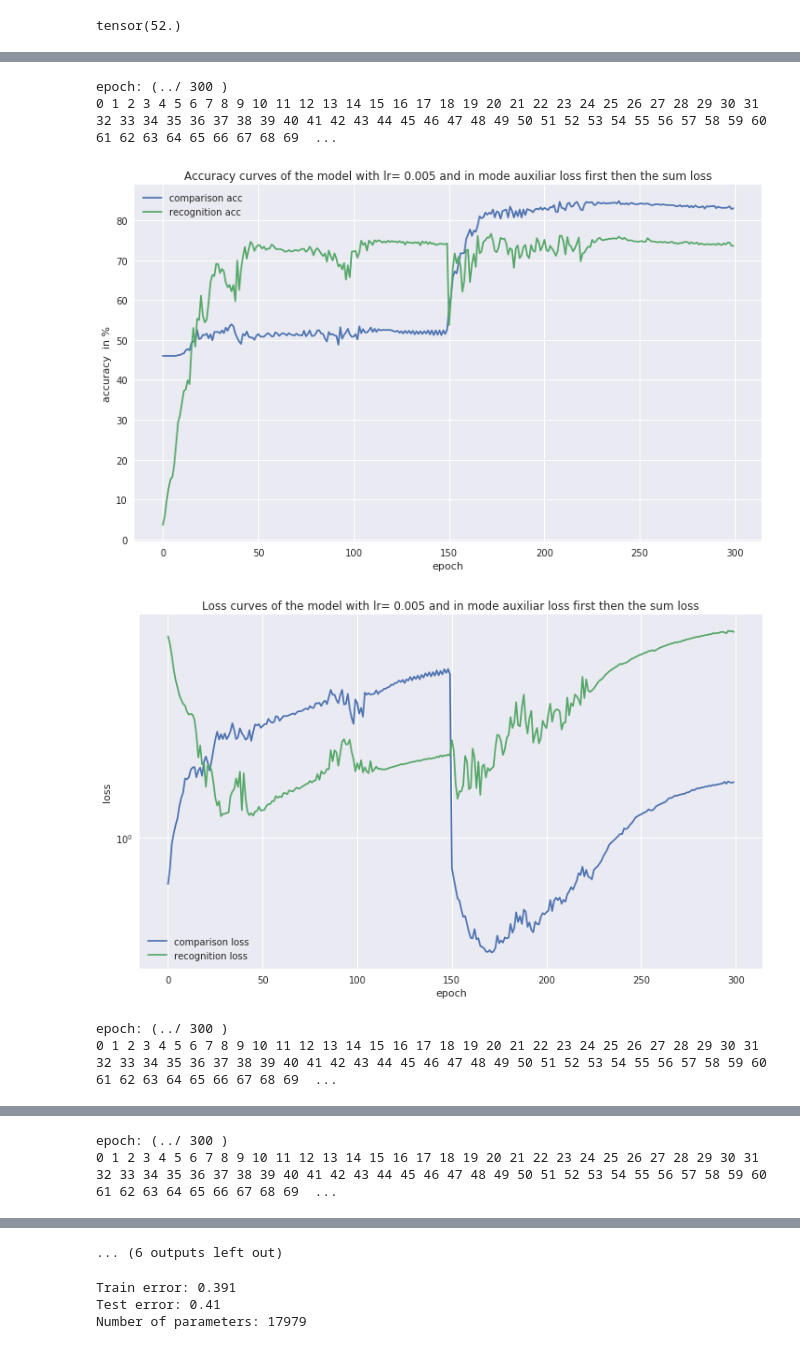
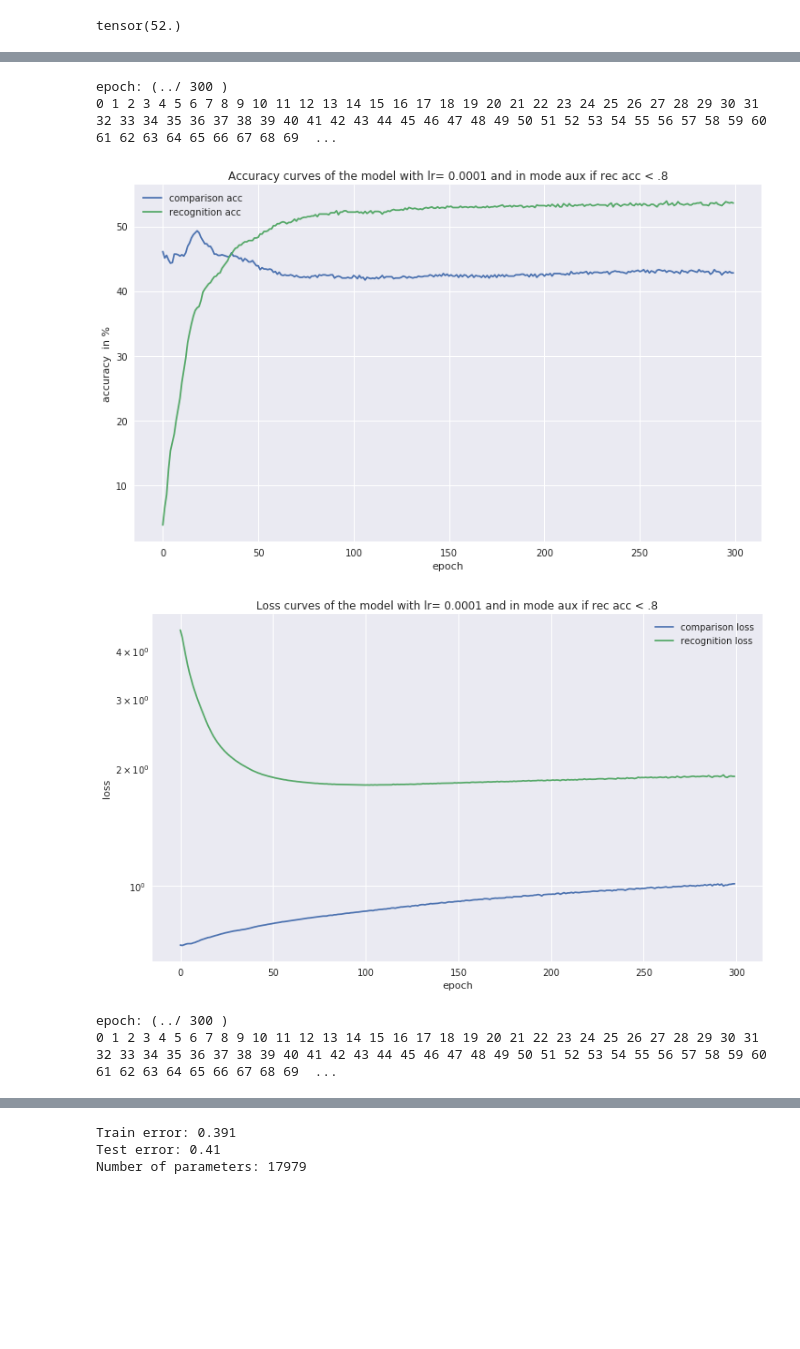
Before and after one commit to girotomas/Deep_Learning_Project, a Jupyter notebook: Project1 Final/Project1_Final.ipynb, the cells around one changed output, grey strips where cells are left out. Cells and saved outputs as stored; diff of their text form; code cells hidden in the pictures; blank space fills up the shorter version.

```diff
--- a/Project1 Final/Project1_Final.ipynb
+++ b/Project1 Final/Project1_Final.ipynb
@@ -84,7 +84,7 @@ class CNN(nn.Module):
         self.conv1 = nn.Sequential(         # input shape (1, 28, 28)
             nn.Conv2d(
                 in_channels=1,              # input height
-                out_channels=8,            # n_filters
+                out_channels=16,            # n_filters
                 kernel_size=2,              # filter size
                 stride=1,                   # filter movement/step
                 padding=4,                  # if want same width and length of this image after Conv2d, padding=(kernel_size-1)/2 if stride=1
@@ -93,7 +93,7 @@ class CNN(nn.Module):
             nn.MaxPool2d(kernel_size=2),    # choose max value in 2x2 area, output shape (16, 14, 14)
         )
         self.conv2 = nn.Sequential(         # input shape (16, 14, 14)
-            nn.Conv2d(8, 8, 5, 1, 4),     # output shape (32, 14, 14)
+            nn.Conv2d(16, 8, 5, 1, 4),     # output shape (32, 14, 14)
             nn.ReLU(),                      # activation
             nn.MaxPool2d(2),                # output shape (32, 7, 7)
         )
@@ -172,7 +172,13 @@ CNN(
 )
 # %%
 # Training of the model
-modes = ['auxiliar loss only', 'no auxiliar loss', 'auxiliar and normal loss', 'auxiliar loss first then normal loss', 'auxiliar loss first then the sum loss' ]
+modes = ['auxiliar loss only',
+         'no auxiliar loss',
+         'auxiliar and normal loss',
+         'auxiliar loss first then normal loss',
+         'auxiliar loss first then the sum loss',
+         'aux if rec acc < .6',
+         'aux if rec acc < .8']
 data = {}
 
 
@@ -187,23 +193,29 @@ for mode in modes:
 def run(mode):
 
     if mode == 'auxiliar loss only':
-        loss_function = lambda main_loss, aux_loss, e :  aux_loss
+        loss_function = lambda main_loss, aux_loss, e, a :  aux_loss
 
     if mode == 'no auxiliar loss':
-        loss_function = lambda main_loss, aux_loss,e :  main_loss
+        loss_function = lambda main_loss, aux_loss,e, a:  main_loss
 
     if mode == 'auxiliar and normal loss':
-        loss_function = lambda main_loss, aux_loss, e :  main_loss + aux_loss
+        loss_function = lambda main_loss, aux_loss, e, a :  main_loss + aux_loss
 
     if mode == 'auxiliar loss first then normal loss':
-        loss_function = lambda main_loss, aux_loss, epoch: aux_loss    if ( epoch < epochs /2) else main_loss
+        loss_function = lambda main_loss, aux_loss, epoch, a: aux_loss    if ( epoch < epochs /2) else main_loss
 
     if mode == 'auxiliar loss first then the sum loss':
-        loss_function = lambda main_loss, aux_loss, epoch: aux_loss    if ( epoch < epochs /2) else main_loss + aux_loss
+        loss_function = lambda main_loss, aux_loss, epoch, a: aux_loss    if ( epoch < epochs /2) else main_loss + aux_loss
+
+    if mode == 'aux if rec acc < .6':
+        loss_function = lambda main_loss, aux_loss, epoch, aux_acc: aux_loss if aux_acc < 60 else main_loss  + aux_loss
+
+    if mode == 'aux if rec acc < .8':
+        loss_function = lambda main_loss, aux_loss, epoch, aux_acc: aux_loss if aux_acc < 80 else main_loss  + aux_loss
 
 
 
-    eta= 0.005
+    eta= 0.0001
     mini_batch_size = 100
     epochs = 300
 
@@ -220,6 +232,9 @@ def run(mode):
 
     # print total number of epochs
     print('epoch: (../ '+str(epochs)+' )')
+
+    # necessary for loss_function
+    aux_validation_acc_item = 0
 
     for e in range(0, epochs):
         #print current epoch
@@ -241,7 +256,7 @@ def run(mode):
             loss_main = criterion_main(output[0,:], mini_batch_target.float())
 
             optimizer.zero_grad()
-            loss = loss_function( loss_main, loss_aux, e)
+            loss = loss_function( loss_main, loss_aux, e, aux_validation_acc_item )
             loss.backward()
             optimizer.step()
 
@@ -282,35 +297,37 @@ def run(mode):
                +' and in mode '+mode)
 
 
     plt.plot(d['comparison acc'], label='comparison acc')
     plt.plot(d['recognition acc'], label='recognition acc')
     plt.legend()
     plt.xlabel('epoch')
     plt.ylabel('accuracy  in %')
     plt.show()
 
     # plotting loss
     plt.figure(figsize=(12,7))
 
     plt.title('Loss curves of the model with lr= '+str(eta)
                +' and in mode '+mode)
 
 
     plt.plot(d['comparison loss'], label='comparison loss')
     plt.plot(d['recognition loss'], label='recognition loss')
     plt.legend()
     plt.xlabel('epoch')
     plt.ylabel('loss')
     plt.yscale('log')
     plt.show()
 
-run('auxiliar loss first then the sum loss')
+run('aux if rec acc < .8')
+run('aux if rec acc < .6')
+
 for mode in modes:
     run(mode)
 # %% [output]
 epoch: (../ 300 )
 0 1 2 3 4 5 6 7 8 9 10 11 12 13 14 15 16 17 18 19 20 21 22 23 24 25 26 27 28 29 30 31 32 33 34 35 36 37 38 39 40 41 42 43 44 45 46 47 48 49 50 51 52 53 54 55 56 57 58 59 60 61 62 63 64 65 66 67 68 69  ...
-[figure, old version]
+[figure, new version]
-[figure, old version]
+[figure, new version]
 epoch: (../ 300 )
 0 1 2 3 4 5 6 7 8 9 10 11 12 13 14 15 16 17 18 19 20 21 22 23 24 25 26 27 28 29 30 31 32 33 34 35 36 37 38 39 40 41 42 43 44 45 46 47 48 49 50 51 52 53 54 55 56 57 58 59 60 61 62 63 64 65 66 67 68 69  ...
@@ -319,2 +333,0 @@ epoch: (../ 300 )
-epoch: (../ 300 )
-0 1 2 3 4 5 6 7 8 9 10 11 12 13 14 15 16 17 18 19 20 21 22 23 24 25 26 27 28 29 30 31 32 33 34 35 36 37 38 39 40 41 42 43 44 45 46 47 48 49 50 51 52 53 54 55 56 57 58 59 60 61 62 63 64 65 66 67 68 69  ...
@@ -327,4 +334,3 @@ epoch: (../ 300 )
-... (6 outputs left out)
 # %%
 train_e, train_pred = errorr(model, train_input, train_target, mini_batch_size)
 
```
Also changed, not shown: parts of 2 cells of this notebook.
